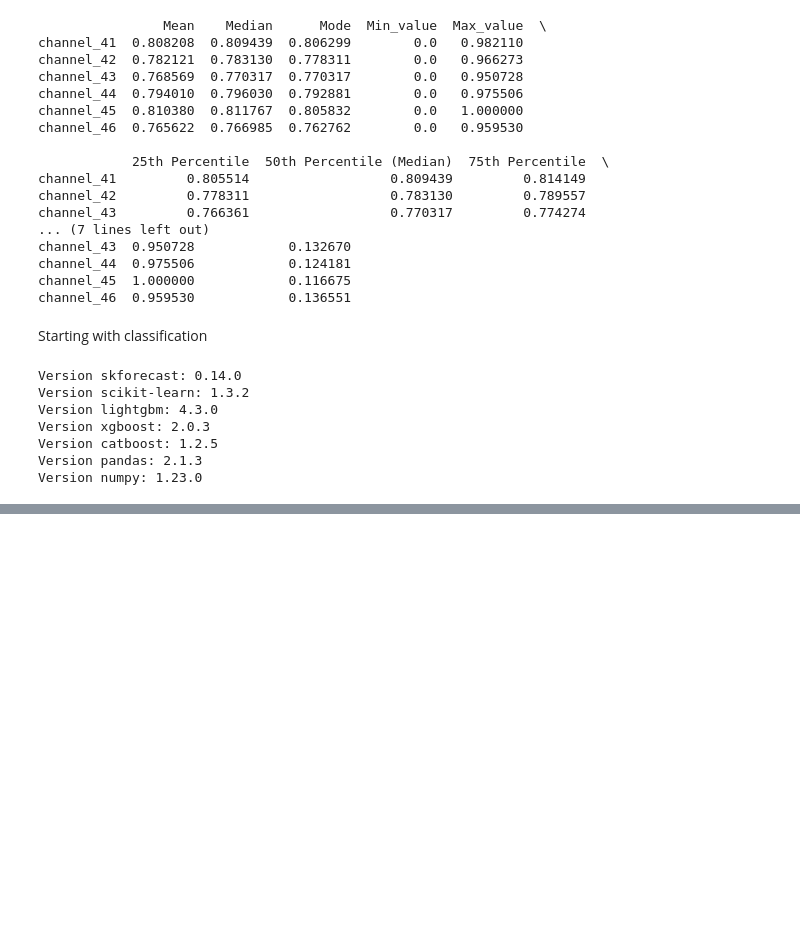
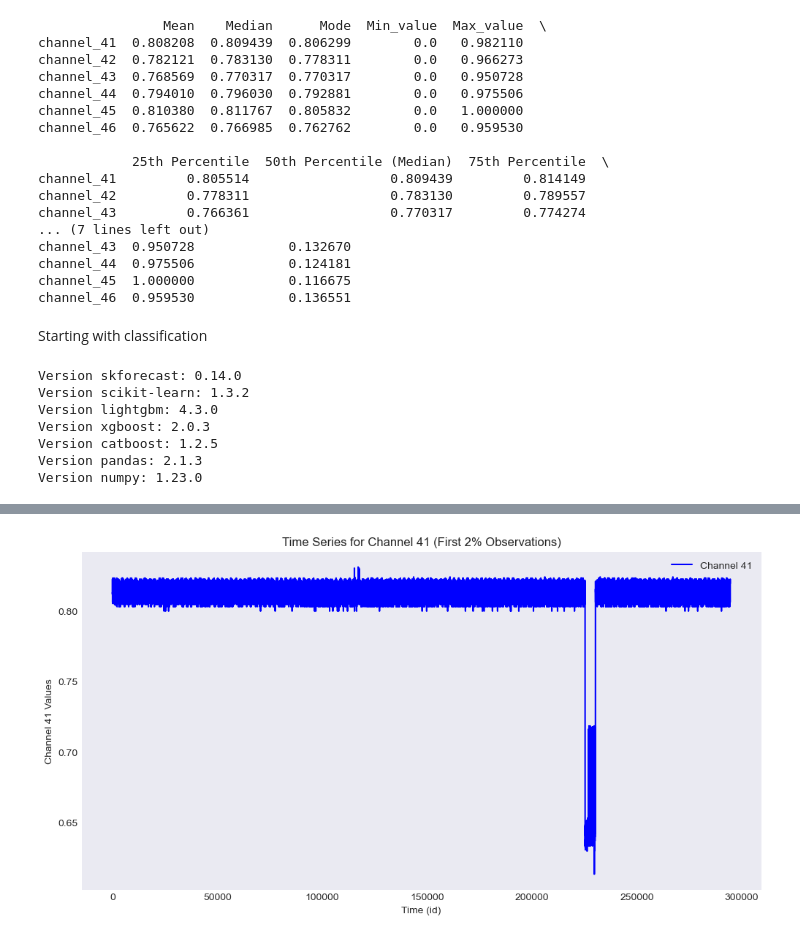
Before and after one commit to ecoakshat/ts_explore, a Jupyter notebook: Kaggle_1/Kaggle_ESA_Try.ipynb, the cells around one changed output, grey strips where cells are left out. Drawn from its saved outputs; the diff is of its cells as text; code cells hidden in the pictures; blank space fills up the shorter version.

```diff
--- a/Kaggle_1/Kaggle_ESA_Try.ipynb
+++ b/Kaggle_1/Kaggle_ESA_Try.ipynb
@@ -242,0 +252,12 @@ plt.show()
+# %%
+# Plot the time series for the first 2% of observations for channel_41
+plt.figure(figsize=(12, 6))
+plt.plot(first_2_percent.index, first_2_percent['channel_41'], label='Channel 41', color='blue')
+plt.xlabel('Time (id)')
+plt.ylabel('Channel 41 Values')
+plt.title('Time Series for Channel 41 (First 2% Observations)')
+plt.legend()
+plt.grid()
+plt.show()
+# %% [output]
+[figure, added]
```
Also changed, not shown: parts of 26 cells of this notebook, 1 other file.
